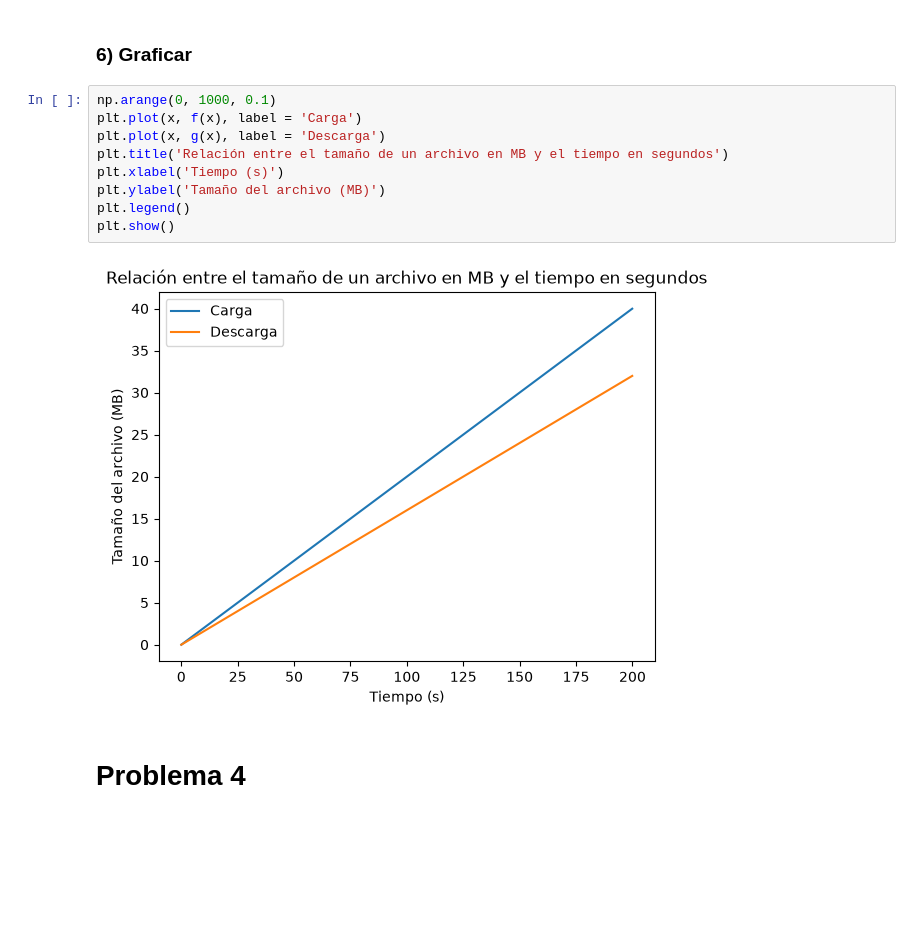
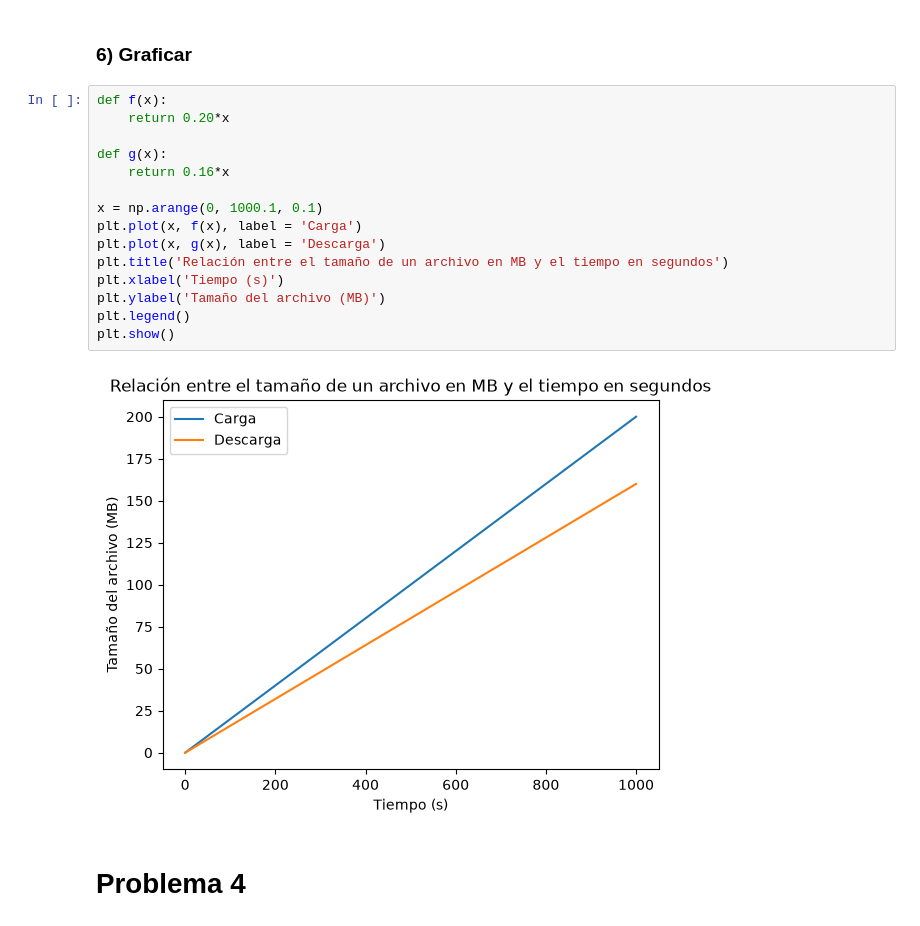
Before and after one commit to Roten-chan/Matem-tica-aplicada-p, a Jupyter notebook: G2_Función_Lineal.ipynb, the cells around one changed output. Drawn from its saved outputs; the diff is of its cells as text; blank space fills up the shorter version.

```diff
--- a/G2_Función_Lineal.ipynb
+++ b/G2_Función_Lineal.ipynb
@@ -217,16 +217,22 @@ Si el tiempo de descarga es de 195 s, el tamaño del archivo es de [1218.75] MB.
 # %% [markdown]
 ### 6) Graficar
 # %%
-np.arange(0, 1000, 0.1)
+def f(x):
+    return 0.20*x
+
+def g(x):
+    return 0.16*x
+
+x = np.arange(0, 1000.1, 0.1)
 plt.plot(x, f(x), label = 'Carga')
 plt.plot(x, g(x), label = 'Descarga')
 plt.title('Relación entre el tamaño de un archivo en MB y el tiempo en segundos')
 plt.xlabel('Tiempo (s)')
 plt.ylabel('Tamaño del archivo (MB)')
 plt.legend()
 plt.show()
 # %% [output]
-[figure, old version]
+[figure, new version]
 # %% [markdown]
 # Problema 4
 # %% [markdown]
```
Also changed, not shown: parts of 11 cells of this notebook.
